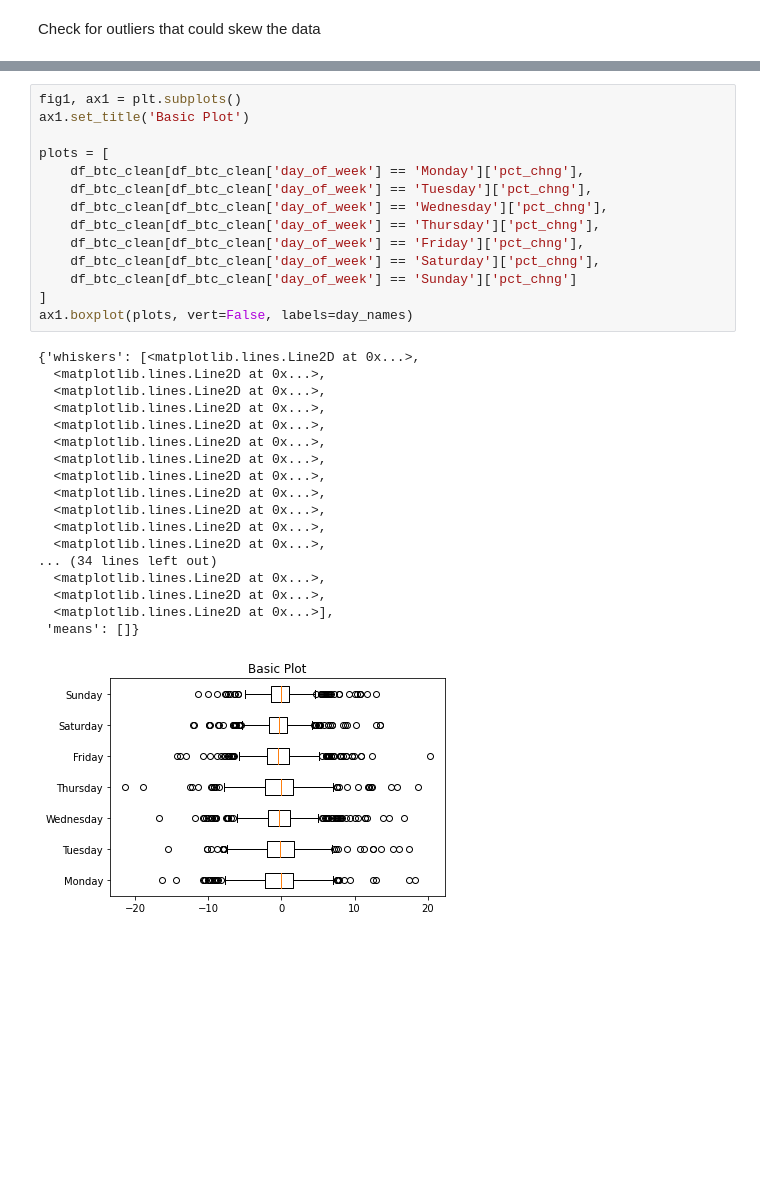
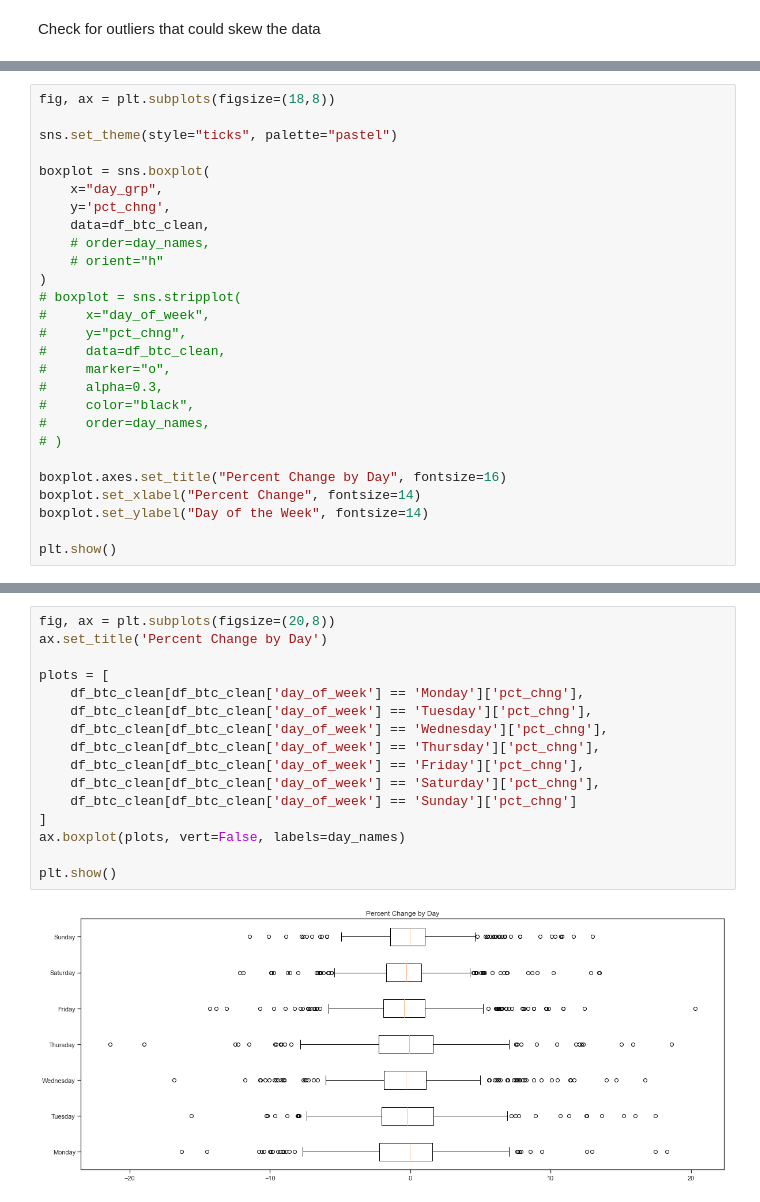
Before and after one commit to gfidanli/crypto-algo-trading, a Jupyter notebook: trading_studies/day_of_week.ipynb, the cells around one changed output, grey strips where cells are left out. Cells and saved outputs as stored; diff of their text form; blank space fills up the shorter version.

Commit message:
add plots to day of week study

```diff
--- a/trading_studies/day_of_week.ipynb
+++ b/trading_studies/day_of_week.ipynb
@@ -113,0 +141,27 @@ NameError: name 'sns' is not defined
+# %%
+fig, ax = plt.subplots(figsize=(18,8))
+
+sns.set_theme(style="ticks", palette="pastel")
+
+boxplot = sns.boxplot(
+    x="day_grp",
+    y='pct_chng',
+    data=df_btc_clean,
+    # order=day_names,
+    # orient="h"
+)
+# boxplot = sns.stripplot(
+#     x="day_of_week",
+#     y="pct_chng",
+#     data=df_btc_clean,
+#     marker="o",
+#     alpha=0.3,
+#     color="black",
+#     order=day_names,
+# )
+
+boxplot.axes.set_title("Percent Change by Day", fontsize=16)
+boxplot.set_xlabel("Percent Change", fontsize=14)
+boxplot.set_ylabel("Day of the Week", fontsize=14)
+
+plt.show()
@@ -114,33 +186,18 @@ NameError: name 'sns' is not defined
 # %%
-fig1, ax1 = plt.subplots()
-ax1.set_title('Basic Plot')
+fig, ax = plt.subplots(figsize=(20,8))
+ax.set_title('Percent Change by Day')
 
 plots = [
     df_btc_clean[df_btc_clean['day_of_week'] == 'Monday']['pct_chng'],
     df_btc_clean[df_btc_clean['day_of_week'] == 'Tuesday']['pct_chng'],
     df_btc_clean[df_btc_clean['day_of_week'] == 'Wednesday']['pct_chng'],
     df_btc_clean[df_btc_clean['day_of_week'] == 'Thursday']['pct_chng'],
     df_btc_clean[df_btc_clean['day_of_week'] == 'Friday']['pct_chng'],
     df_btc_clean[df_btc_clean['day_of_week'] == 'Saturday']['pct_chng'],
     df_btc_clean[df_btc_clean['day_of_week'] == 'Sunday']['pct_chng']
 ]
-ax1.boxplot(plots, vert=False, labels=day_names)
+ax.boxplot(plots, vert=False, labels=day_names)
+
+plt.show()
 # %% [output]
-{'whiskers': [<matplotlib.lines.Line2D at 0x...>,
-  <matplotlib.lines.Line2D at 0x...>,
-  <matplotlib.lines.Line2D at 0x...>,
-  <matplotlib.lines.Line2D at 0x...>,
-  <matplotlib.lines.Line2D at 0x...>,
-  <matplotlib.lines.Line2D at 0x...>,
-  <matplotlib.lines.Line2D at 0x...>,
-  <matplotlib.lines.Line2D at 0x...>,
-  <matplotlib.lines.Line2D at 0x...>,
-  <matplotlib.lines.Line2D at 0x...>,
-  <matplotlib.lines.Line2D at 0x...>,
-  <matplotlib.lines.Line2D at 0x...>,
-... (34 lines left out)
-  <matplotlib.lines.Line2D at 0x...>,
-  <matplotlib.lines.Line2D at 0x...>,
-  <matplotlib.lines.Line2D at 0x...>],
- 'means': []}
-[figure, old version]
+[figure, new version]
```
Also changed, not shown: parts of 12 cells of this notebook.
